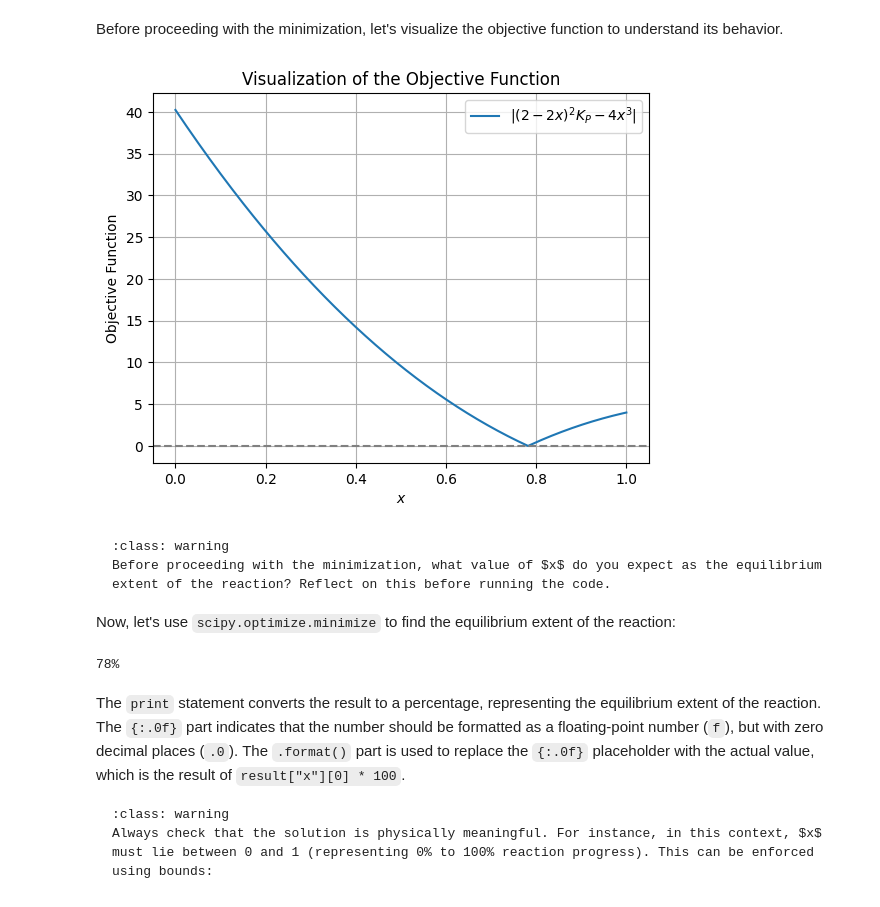
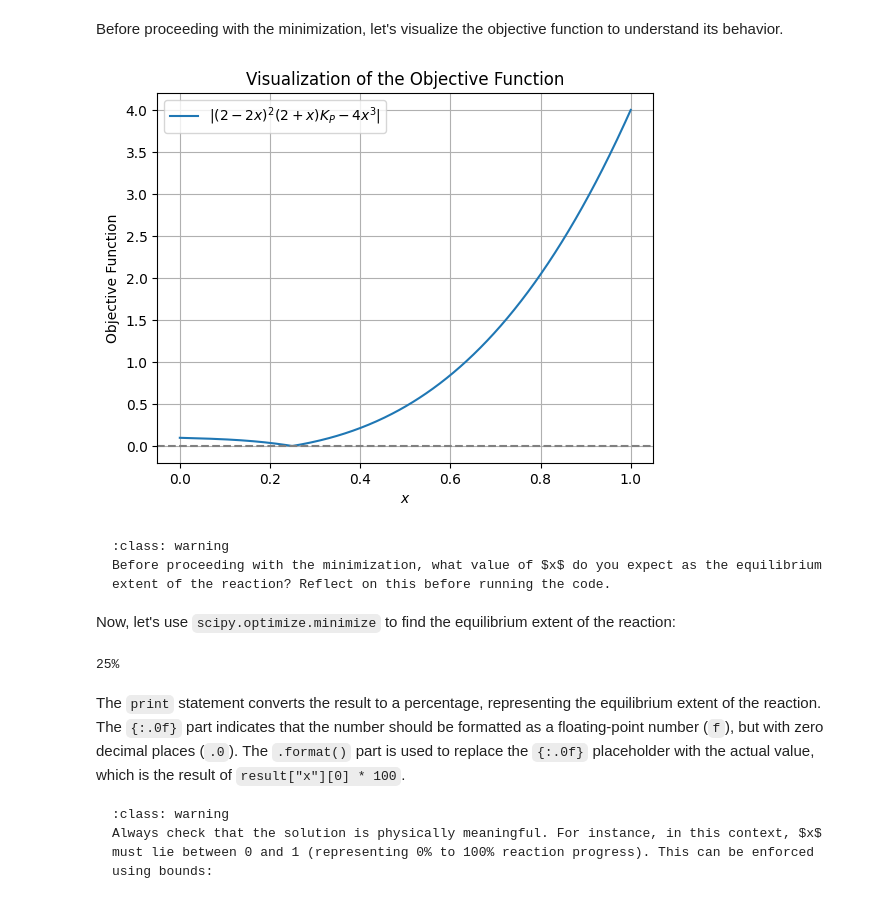
Before and after one commit to zzhenglab/comp-prob-solv, a Jupyter notebook: book/_build/jupyter_execute/lecture-04-optimization.ipynb, the cells around one changed output. Saved outputs shown, nothing was run; the diff lists cells and outputs as text; code cells hidden in the pictures.

````diff
--- a/book/_build/jupyter_execute/lecture-04-optimization.ipynb
+++ b/book/_build/jupyter_execute/lecture-04-optimization.ipynb
@@ -214,27 +214,27 @@ $$
 First, we define the objective function representing the equilibrium equation to be minimized:
 # %%
 def objective_function(x, K_P):
-    equilibrium_equation = (2 - 2 * x) ** 2 * K_P - 4 * x ** 3
+    equilibrium_equation = (2 - 2 * x) ** 2 * (2 + x) * K_P - 4 * x ** 3
     return abs(equilibrium_equation)
 # %% [markdown]
 Before proceeding with the minimization, let's visualize the objective function to understand its behavior.
 # %%
 # Generate x values
 x_values = np.linspace(0, 1, 400)
 
 # Plot the function
-plt.plot(x_values, objective_function(x_values, 10.060), label=r"$|(2 - 2x)^2 K_P - 4x^3|$")
+plt.plot(x_values, objective_function(x_values, 1.22E-02), label=r"$|(2 - 2x)^2 (2 + x) K_P - 4x^3|$")
 plt.axhline(0, color='gray', linestyle='--')  # x-axis
 
 # Format and display the plot
 plt.xlabel("$x$")
 plt.ylabel("Objective Function")
 plt.title("Visualization of the Objective Function")
 plt.legend()
 plt.grid(True)
 plt.show()
 # %% [output]
-[figure, old version]
+[figure, new version]
 # %% [markdown]
 ```{admonition} Wait, What's the Expected Solution?
 :class: warning
@@ -247,14 +247,14 @@ Now, let's use `scipy.optimize.minimize` to find the equilibrium extent of the r
 result = minimize(
     fun=objective_function,
     x0=0,
-    args=(10.060,),
+    args=(1.22E-02,),
     method="Nelder-Mead",
     tol=1e-6
 )
 
 print("{:.0f}%".format(result["x"][0] * 100))  # Convert the result to percentage
 # %% [output]
-78%
+25%
 # %% [markdown]
 The `print` statement converts the result to a percentage, representing the equilibrium extent of the reaction. The `{:.0f}` part indicates that the number should be formatted as a floating-point number (`f`), but with zero decimal places (`.0`). The `.format()` part is used to replace the `{:.0f}` placeholder with the actual value, which is the result of `result["x"][0] * 100`.
 
````
Also changed, not shown: parts of 2 cells of this notebook, 36 other files.
